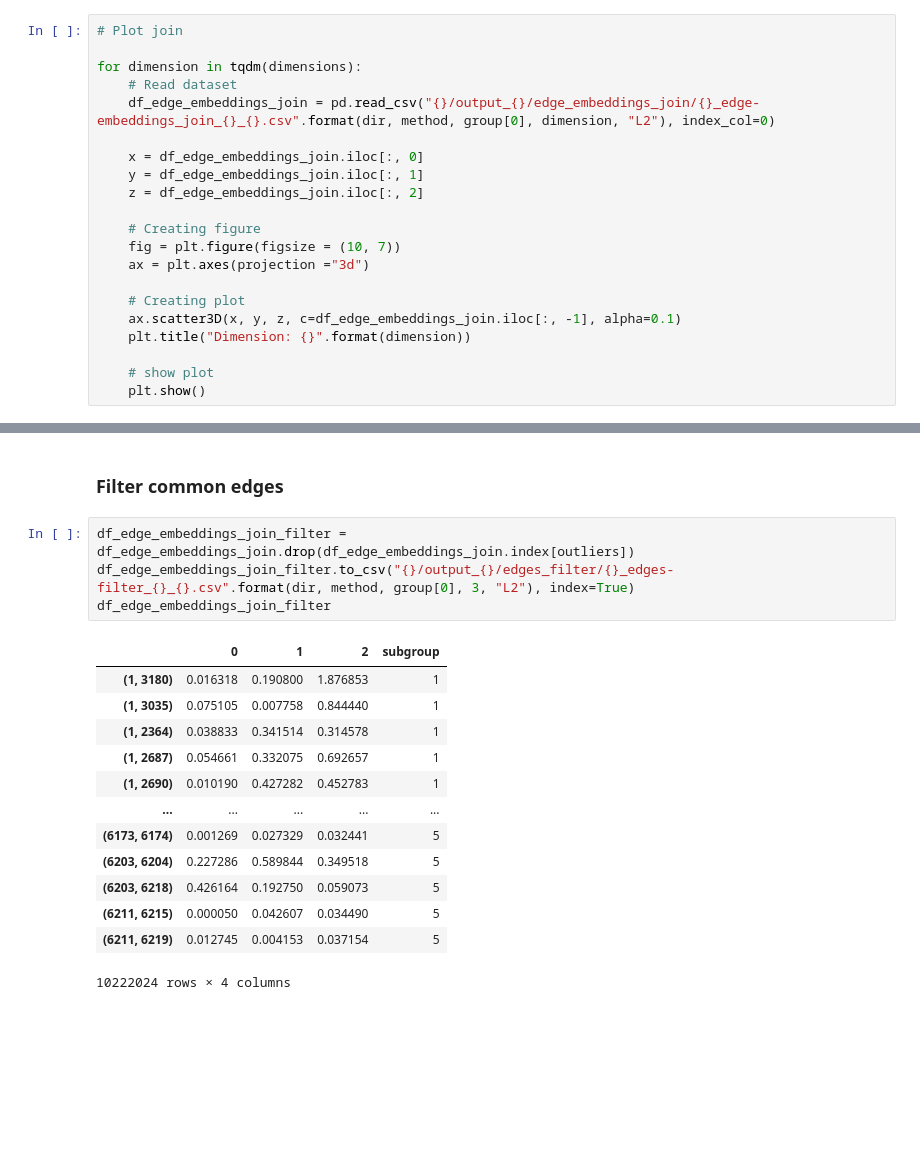
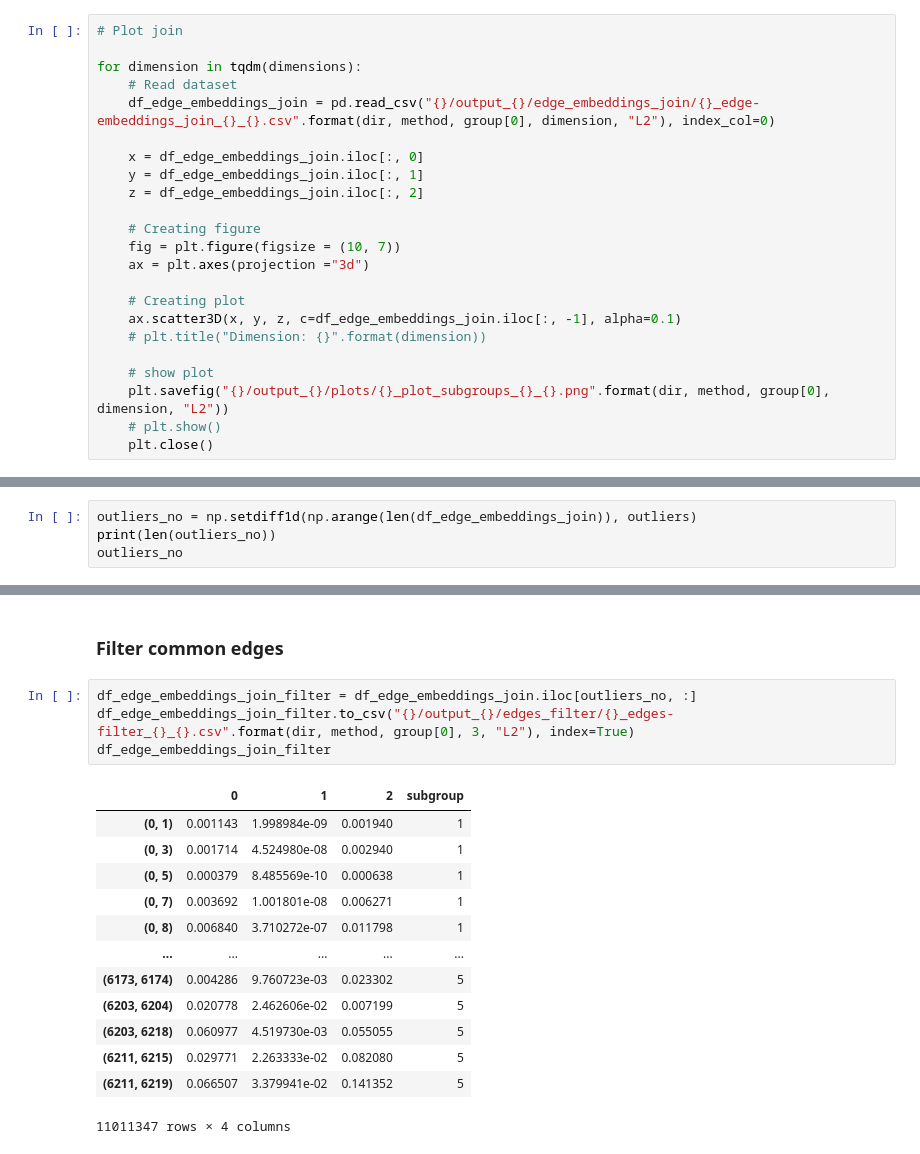
Before and after one commit to win7/GNN_Unsupervised, a Jupyter notebook: processing.ipynb, the cells around one changed output, grey strips where cells are left out. Saved outputs shown, nothing was run; the diff lists cells and outputs as text; blank space fills up the shorter version.

```diff
--- a/processing.ipynb
+++ b/processing.ipynb
@@ -136,8 +135,10 @@ for dimension in tqdm(dimensions):
 
     # Creating plot
     ax.scatter3D(x, y, z, c=df_edge_embeddings_join.iloc[:, -1], alpha=0.1)
-    plt.title("Dimension: {}".format(dimension))
+    # plt.title("Dimension: {}".format(dimension))
 
     # show plot
-    plt.show()
+    plt.savefig("{}/output_{}/plots/{}_plot_subgroups_{}_{}.png".format(dir, method, group[0], dimension, "L2"))
+    # plt.show()
+    plt.close()
 # %% [output]
@@ -171,0 +170,4 @@ time: 23.9 s (started: 2023-05-18 23:27:58 -05:00)
+# %%
+outliers_no = np.setdiff1d(np.arange(len(df_edge_embeddings_join)), outliers)
+print(len(outliers_no))
+outliers_no
@@ -199,20 +206,20 @@ time: 2min 53s (started: 2023-05-18 23:28:22 -05:00)
 # %% [markdown]
 ###  Filter common edges
 # %%
-df_edge_embeddings_join_filter = df_edge_embeddings_join.drop(df_edge_embeddings_join.index[outliers])
+df_edge_embeddings_join_filter = df_edge_embeddings_join.iloc[outliers_no, :]
 df_edge_embeddings_join_filter.to_csv("{}/output_{}/edges_filter/{}_edges-filter_{}_{}.csv".format(dir, method, group[0], 3, "L2"), index=True)
 df_edge_embeddings_join_filter
 # %% [output]
 |  | 0 | 1 | 2 | subgroup |
-| (1, 3180) | 0.016318 | 0.190800 | 1.876853 | 1 |
-| (1, 3035) | 0.075105 | 0.007758 | 0.844440 | 1 |
-| (1, 2364) | 0.038833 | 0.341514 | 0.314578 | 1 |
-| (1, 2687) | 0.054661 | 0.332075 | 0.692657 | 1 |
-| (1, 2690) | 0.010190 | 0.427282 | 0.452783 | 1 |
+| (0, 1) | 0.001143 | 1.998984e-09 | 0.001940 | 1 |
+| (0, 3) | 0.001714 | 4.524980e-08 | 0.002940 | 1 |
+| (0, 5) | 0.000379 | 8.485569e-10 | 0.000638 | 1 |
+| (0, 7) | 0.003692 | 1.001801e-08 | 0.006271 | 1 |
+| (0, 8) | 0.006840 | 3.710272e-07 | 0.011798 | 1 |
 | ... | ... | ... | ... | ... |
-| (6173, 6174) | 0.001269 | 0.027329 | 0.032441 | 5 |
-| (6203, 6204) | 0.227286 | 0.589844 | 0.349518 | 5 |
-| (6203, 6218) | 0.426164 | 0.192750 | 0.059073 | 5 |
-| (6211, 6215) | 0.000050 | 0.042607 | 0.034490 | 5 |
-| (6211, 6219) | 0.012745 | 0.004153 | 0.037154 | 5 |
+| (6173, 6174) | 0.004286 | 9.760723e-03 | 0.023302 | 5 |
+| (6203, 6204) | 0.020778 | 2.462606e-02 | 0.007199 | 5 |
+| (6203, 6218) | 0.060977 | 4.519730e-03 | 0.055055 | 5 |
+| (6211, 6215) | 0.029771 | 2.263333e-02 | 0.082080 | 5 |
+| (6211, 6219) | 0.066507 | 3.379941e-02 | 0.141352 | 5 |
-10222024 rows × 4 columns
+11011347 rows × 4 columns
```
Also changed, not shown: parts of 30 cells of this notebook, 6 other files.
